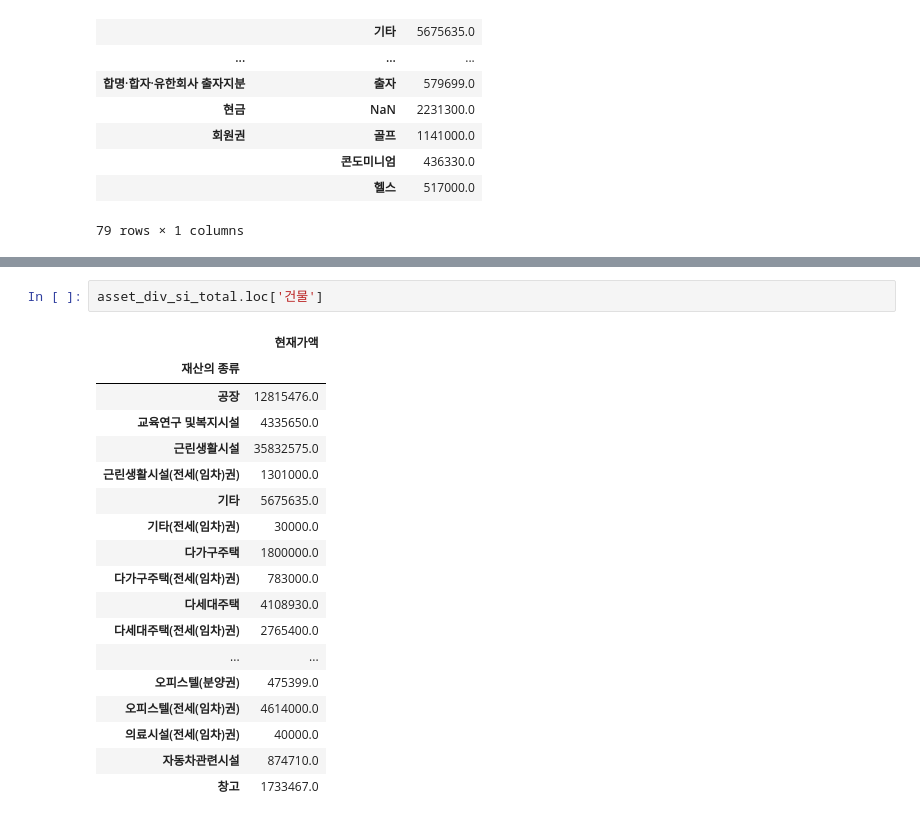
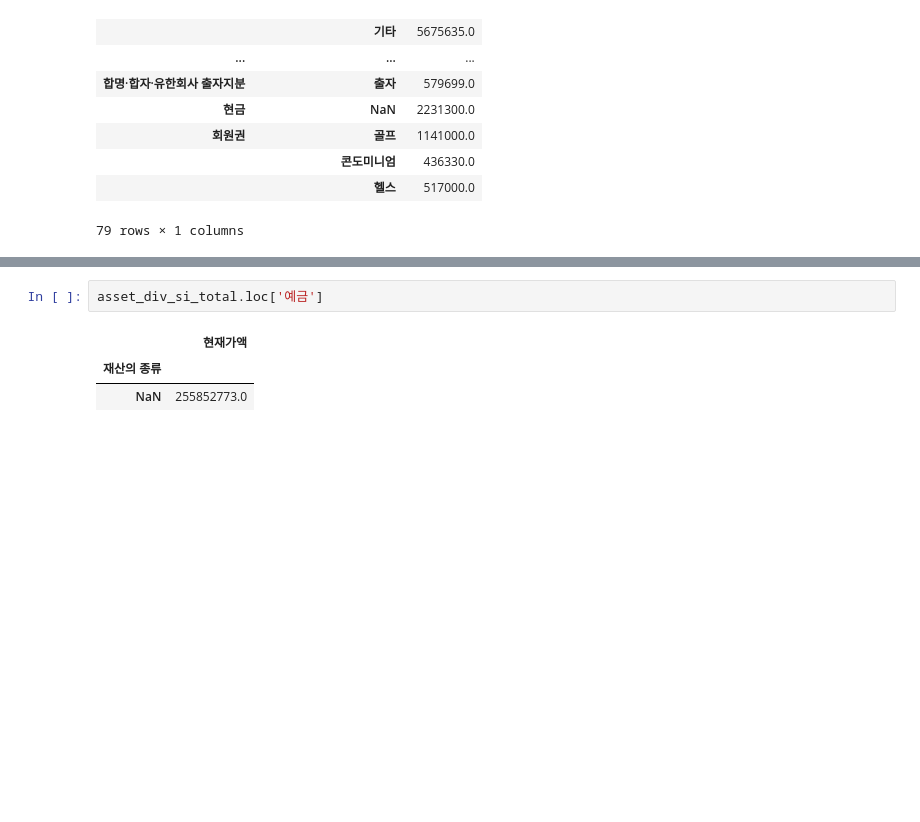
Before and after one commit to wordnbeing/sessac_visualproject, a Jupyter notebook: ss_prj_01.ipynb, the cells around one changed output, grey strips where cells are left out. Cells and saved outputs as stored; diff of their text form; blank space fills up the shorter version.

```diff
--- a/ss_prj_01.ipynb
+++ b/ss_prj_01.ipynb
@@ -479,23 +498,8 @@ MultiIndex([(                                    '건물',                   '
             (                                   '회원권',                   '헬스')],
            names=['재산구분', '재산의 종류'])
 # %%
-asset_div_si_total.loc['건물']
+asset_div_si_total.loc['예금']
 # %% [output]
 |  | 현재가액 |
 | 재산의 종류 |  |
-| 공장 | 12815476.0 |
-| 교육연구 및복지시설 | 4335650.0 |
-| 근린생활시설 | 35832575.0 |
-| 근린생활시설(전세(임차)권) | 1301000.0 |
-| 기타 | 5675635.0 |
-| 기타(전세(임차)권) | 30000.0 |
-| 다가구주택 | 1800000.0 |
-| 다가구주택(전세(임차)권) | 783000.0 |
-| 다세대주택 | 4108930.0 |
-| 다세대주택(전세(임차)권) | 2765400.0 |
-| ... | ... |
-| 오피스텔(분양권) | 475399.0 |
-| 오피스텔(전세(임차)권) | 4614000.0 |
-| 의료시설(전세(임차)권) | 40000.0 |
-| 자동차관련시설 | 874710.0 |
-| 창고 | 1733467.0 |
+| NaN | 255852773.0 |
```
Also changed, not shown: parts of 11 cells of this notebook, 8 other files.
